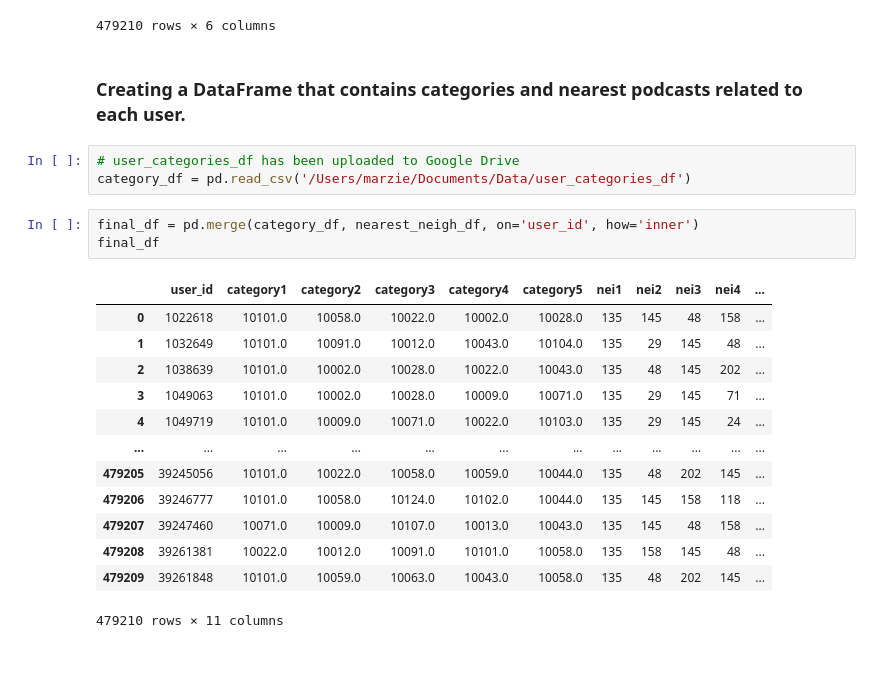
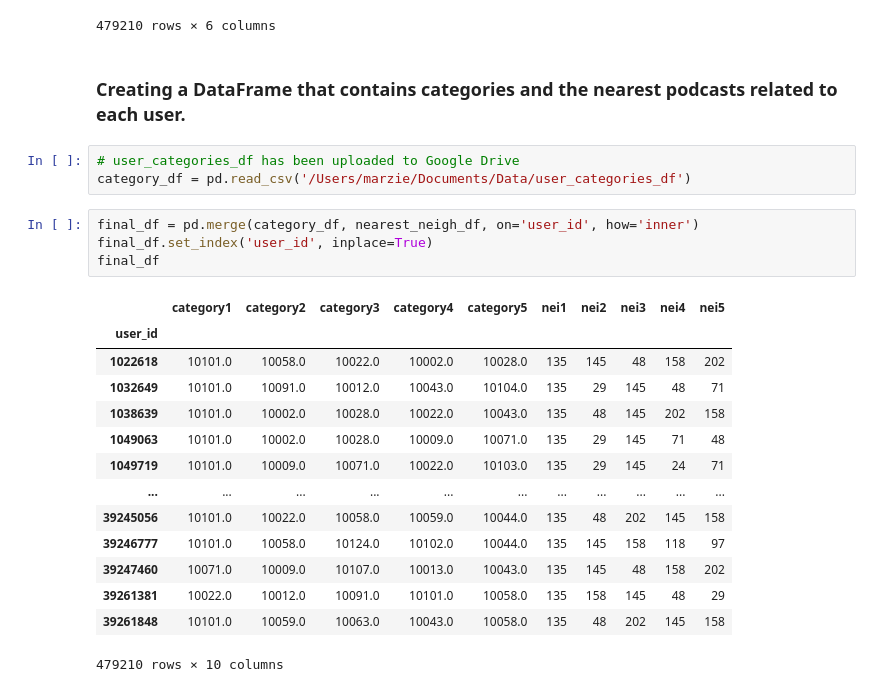
Before and after one commit to 0xkamkar/ML_Project, a Jupyter notebook: Milestone2/Untitled.ipynb, the cells around one changed output. Drawn from its saved outputs; the diff is of its cells as text; blank space fills up the shorter version.

```diff
--- a/Milestone2/Untitled.ipynb
+++ b/Milestone2/Untitled.ipynb
@@ -170,24 +170,26 @@ Wall time: 31min 57s
 | 479209 | 39261848 | 135 | 48 | 202 | 145 | 158 |
 479210 rows × 6 columns
 # %% [markdown]
-### Creating a DataFrame that contains categories and nearest podcasts related to each user.
+### Creating a DataFrame that contains categories and the nearest podcasts related to each user.
 # %%
 # user_categories_df has been uploaded to Google Drive
 category_df = pd.read_csv('/Users/marzie/Documents/Data/user_categories_df')
 # %%
 final_df = pd.merge(category_df, nearest_neigh_df, on='user_id', how='inner')
+final_df.set_index('user_id', inplace=True)
 final_df
 # %% [output]
-|  | user_id | category1 | category2 | category3 | category4 | category5 | nei1 | nei2 | nei3 | nei4 | ... |
-| 0 | 1022618 | 10101.0 | 10058.0 | 10022.0 | 10002.0 | 10028.0 | 135 | 145 | 48 | 158 | ... |
-| 1 | 1032649 | 10101.0 | 10091.0 | 10012.0 | 10043.0 | 10104.0 | 135 | 29 | 145 | 48 | ... |
-| 2 | 1038639 | 10101.0 | 10002.0 | 10028.0 | 10022.0 | 10043.0 | 135 | 48 | 145 | 202 | ... |
-| 3 | 1049063 | 10101.0 | 10002.0 | 10028.0 | 10009.0 | 10071.0 | 135 | 29 | 145 | 71 | ... |
-| 4 | 1049719 | 10101.0 | 10009.0 | 10071.0 | 10022.0 | 10103.0 | 135 | 29 | 145 | 24 | ... |
-| ... | ... | ... | ... | ... | ... | ... | ... | ... | ... | ... | ... |
-| 479205 | 39245056 | 10101.0 | 10022.0 | 10058.0 | 10059.0 | 10044.0 | 135 | 48 | 202 | 145 | ... |
-| 479206 | 39246777 | 10101.0 | 10058.0 | 10124.0 | 10102.0 | 10044.0 | 135 | 145 | 158 | 118 | ... |
-| 479207 | 39247460 | 10071.0 | 10009.0 | 10107.0 | 10013.0 | 10043.0 | 135 | 145 | 48 | 158 | ... |
-| 479208 | 39261381 | 10022.0 | 10012.0 | 10091.0 | 10101.0 | 10058.0 | 135 | 158 | 145 | 48 | ... |
-| 479209 | 39261848 | 10101.0 | 10059.0 | 10063.0 | 10043.0 | 10058.0 | 135 | 48 | 202 | 145 | ... |
+|  | category1 | category2 | category3 | category4 | category5 | nei1 | nei2 | nei3 | nei4 | nei5 |
+| user_id |  |  |  |  |  |  |  |  |  |  |
+| 1022618 | 10101.0 | 10058.0 | 10022.0 | 10002.0 | 10028.0 | 135 | 145 | 48 | 158 | 202 |
+| 1032649 | 10101.0 | 10091.0 | 10012.0 | 10043.0 | 10104.0 | 135 | 29 | 145 | 48 | 71 |
+| 1038639 | 10101.0 | 10002.0 | 10028.0 | 10022.0 | 10043.0 | 135 | 48 | 145 | 202 | 158 |
+| 1049063 | 10101.0 | 10002.0 | 10028.0 | 10009.0 | 10071.0 | 135 | 29 | 145 | 71 | 48 |
+| 1049719 | 10101.0 | 10009.0 | 10071.0 | 10022.0 | 10103.0 | 135 | 29 | 145 | 24 | 71 |
+| ... | ... | ... | ... | ... | ... | ... | ... | ... | ... | ... |
+| 39245056 | 10101.0 | 10022.0 | 10058.0 | 10059.0 | 10044.0 | 135 | 48 | 202 | 145 | 158 |
+| 39246777 | 10101.0 | 10058.0 | 10124.0 | 10102.0 | 10044.0 | 135 | 145 | 158 | 118 | 97 |
+| 39247460 | 10071.0 | 10009.0 | 10107.0 | 10013.0 | 10043.0 | 135 | 145 | 48 | 158 | 202 |
+| 39261381 | 10022.0 | 10012.0 | 10091.0 | 10101.0 | 10058.0 | 135 | 158 | 145 | 48 | 29 |
+| 39261848 | 10101.0 | 10059.0 | 10063.0 | 10043.0 | 10058.0 | 135 | 48 | 202 | 145 | 158 |
-479210 rows × 11 columns
+479210 rows × 10 columns
```
Also changed, not shown: parts of 9 cells of this notebook.
